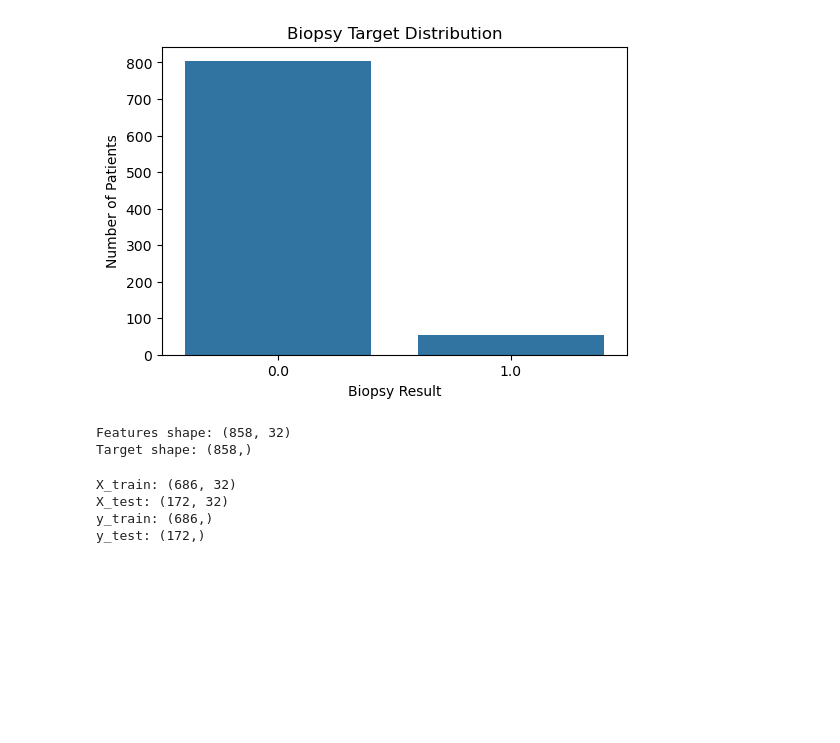
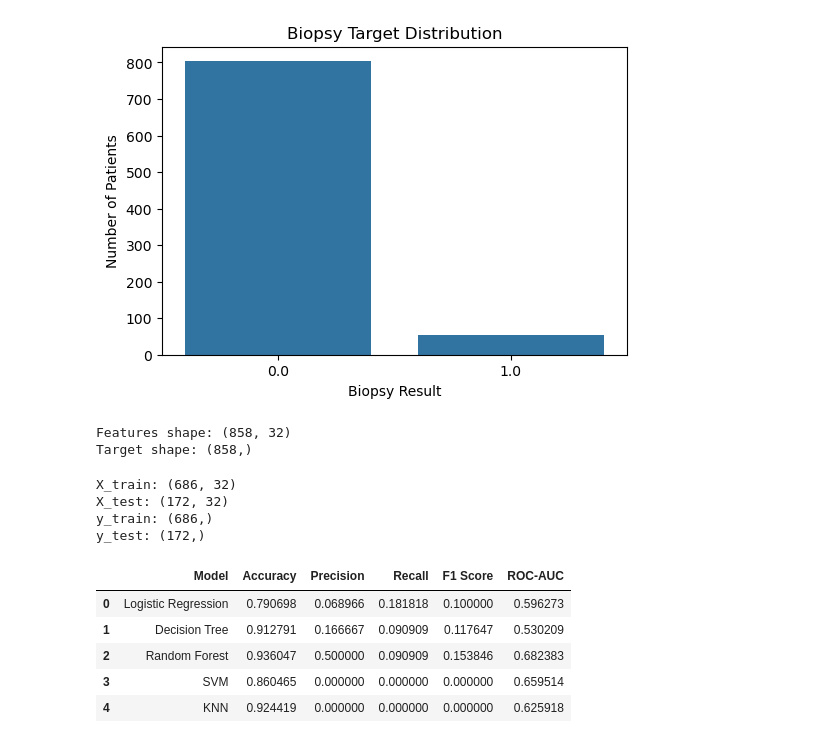
Before and after one commit to kawthar-shameseldeen/Cervical-Cancer, a Jupyter notebook: notebook/cervical_cancer_analysis.ipynb, the cells around one changed output. Drawn from its saved outputs; the diff is of its cells as text; code cells hidden in the pictures; blank space fills up the shorter version.

```diff
--- a/notebook/cervical_cancer_analysis.ipynb
+++ b/notebook/cervical_cancer_analysis.ipynb
@@ -312,3 +312,48 @@ models = {
         ("model", KNeighborsClassifier())
     ])
 }
+# %%
+results = []
+
+for model_name, model in models.items():
+    # Train model
+    model.fit(X_train, y_train)
+
+    # Predict class labels
+    y_pred = model.predict(X_test)
+
+    # Predict probabilities for ROC-AUC
+    if hasattr(model, "predict_proba"):
+        y_proba = model.predict_proba(X_test)[:, 1]
+    else:
+        y_proba = None
+
+    # Calculate metrics
+    accuracy = accuracy_score(y_test, y_pred)
+    precision = precision_score(y_test, y_pred, zero_division=0)
+    recall = recall_score(y_test, y_pred, zero_division=0)
+    f1 = f1_score(y_test, y_pred, zero_division=0)
+
+    if y_proba is not None:
+        roc_auc = roc_auc_score(y_test, y_proba)
+    else:
+        roc_auc = None
+
+    results.append({
+        "Model": model_name,
+        "Accuracy": accuracy,
+        "Precision": precision,
+        "Recall": recall,
+        "F1 Score": f1,
+        "ROC-AUC": roc_auc
+    })
+
+results_df = pd.DataFrame(results)
+results_df
+# %% [output]
+|  | Model | Accuracy | Precision | Recall | F1 Score | ROC-AUC |
+| 0 | Logistic Regression | 0.790698 | 0.068966 | 0.181818 | 0.100000 | 0.596273 |
+| 1 | Decision Tree | 0.912791 | 0.166667 | 0.090909 | 0.117647 | 0.530209 |
+| 2 | Random Forest | 0.936047 | 0.500000 | 0.090909 | 0.153846 | 0.682383 |
+| 3 | SVM | 0.860465 | 0.000000 | 0.000000 | 0.000000 | 0.659514 |
+| 4 | KNN | 0.924419 | 0.000000 | 0.000000 | 0.000000 | 0.625918 |
```
Also changed, not shown: parts of 2 cells of this notebook.
